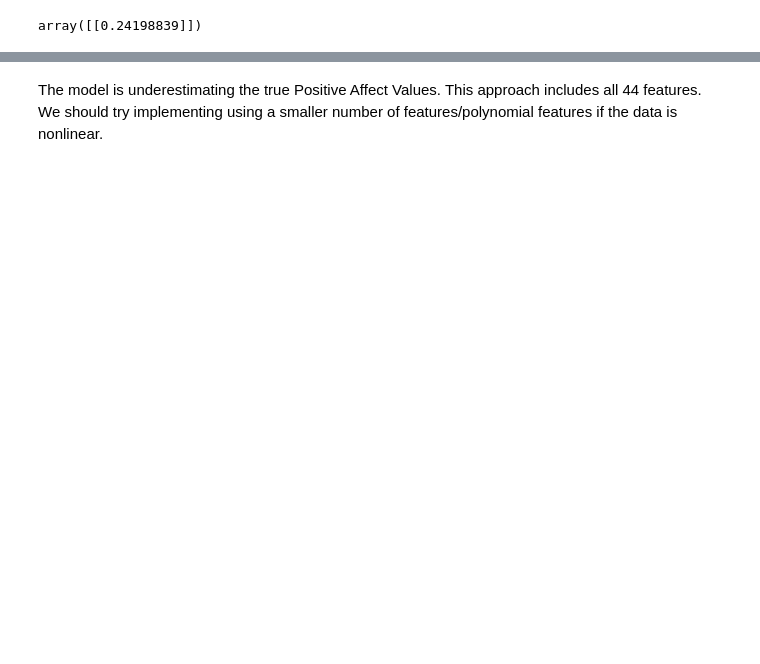
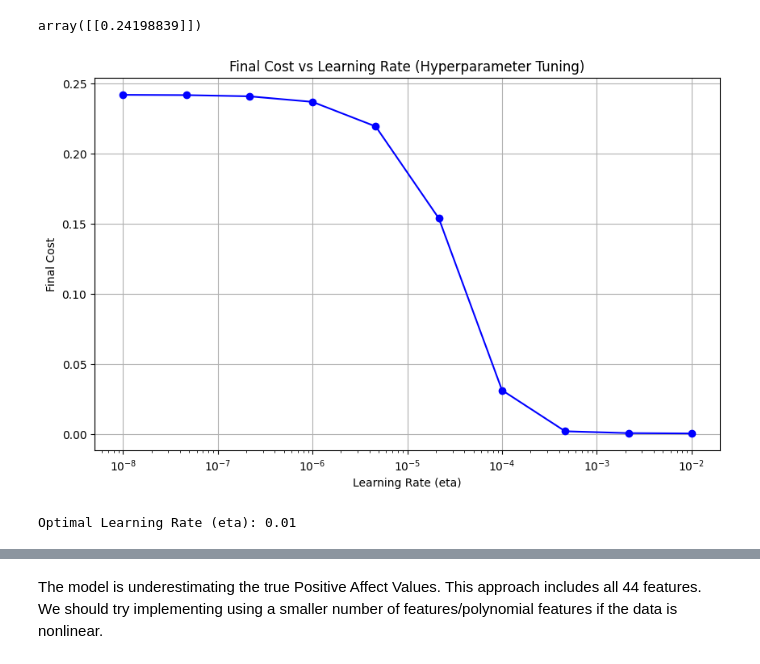
Before and after one commit to abbysiman1/Country-happiness, a Jupyter notebook: Country_Happiness_Project.ipynb, the cells around one changed output, grey strips where cells are left out. Cells and saved outputs as stored; diff of their text form; code cells hidden in the pictures; blank space fills up the shorter version.

```diff
--- a/Country_Happiness_Project.ipynb
+++ b/Country_Happiness_Project.ipynb
@@ -280,3 +290,7 @@ Corruption Perception Index                       float64
 Freedom of Press Index                            float64
 Voting Participation Rate (%)                     float64
 dtype: object
+# %%
+# Creating binarized column
+merged_df['Positive affect binary'] = (merged_df['Positive affect'] >= 0.711183846).astype(int)
+print(merged_df['Positive affect binary'].value_counts())
@@ -359,3 +383,46 @@ def gradientDescent(X, Y, theta, eta, iters):
 eta = 0.000001
 iters = 1000
+# %%
+import numpy as np
+import matplotlib.pyplot as plt
+
+# Fine-tune learning rate (eta)
+def tune_eta(X, y, theta, eta_values, iters):
+    final_costs = []
+
+    for eta in eta_values:
+        # Run gradient descent for each eta
+        _, cost_history = gradient_descent(X, y, theta, eta, iters)
+
+        # Store the final cost
+        final_costs.append(cost_history[-1])
+
+    return final_costs
+
+# Initialize variables
+theta = np.zeros((X.shape[1], 1))  # Assuming X is already prepared with intercept term if needed
+iters = 1000
+
+# Range of learning rates to test
+eta_values = np.logspace(-8, -2, 10)  # Values from 10^-8 to 10^-2
+
+# Perform tuning for eta
+final_costs = tune_eta(X, y, theta, eta_values, iters)
+
+# Plot Final Cost vs Learning Rate
+plt.figure(figsize=(10, 6))
+plt.plot(eta_values, final_costs, marker='o', linestyle='-', color='b')
+plt.xscale('log')  # Log scale for learning rate
+plt.xlabel('Learning Rate (eta)')
+plt.ylabel('Final Cost')
+plt.title('Final Cost vs Learning Rate (Hyperparameter Tuning)')
+plt.grid()
+plt.show()
+
+# Find optimal eta
+optimal_eta = eta_values[np.argmin(final_costs)]
+print(f"Optimal Learning Rate (eta): {optimal_eta}")
+# %% [output]
+[figure, added]
+Optimal Learning Rate (eta): 0.01
 # %%
```
Also changed, not shown: parts of 29 cells of this notebook.
